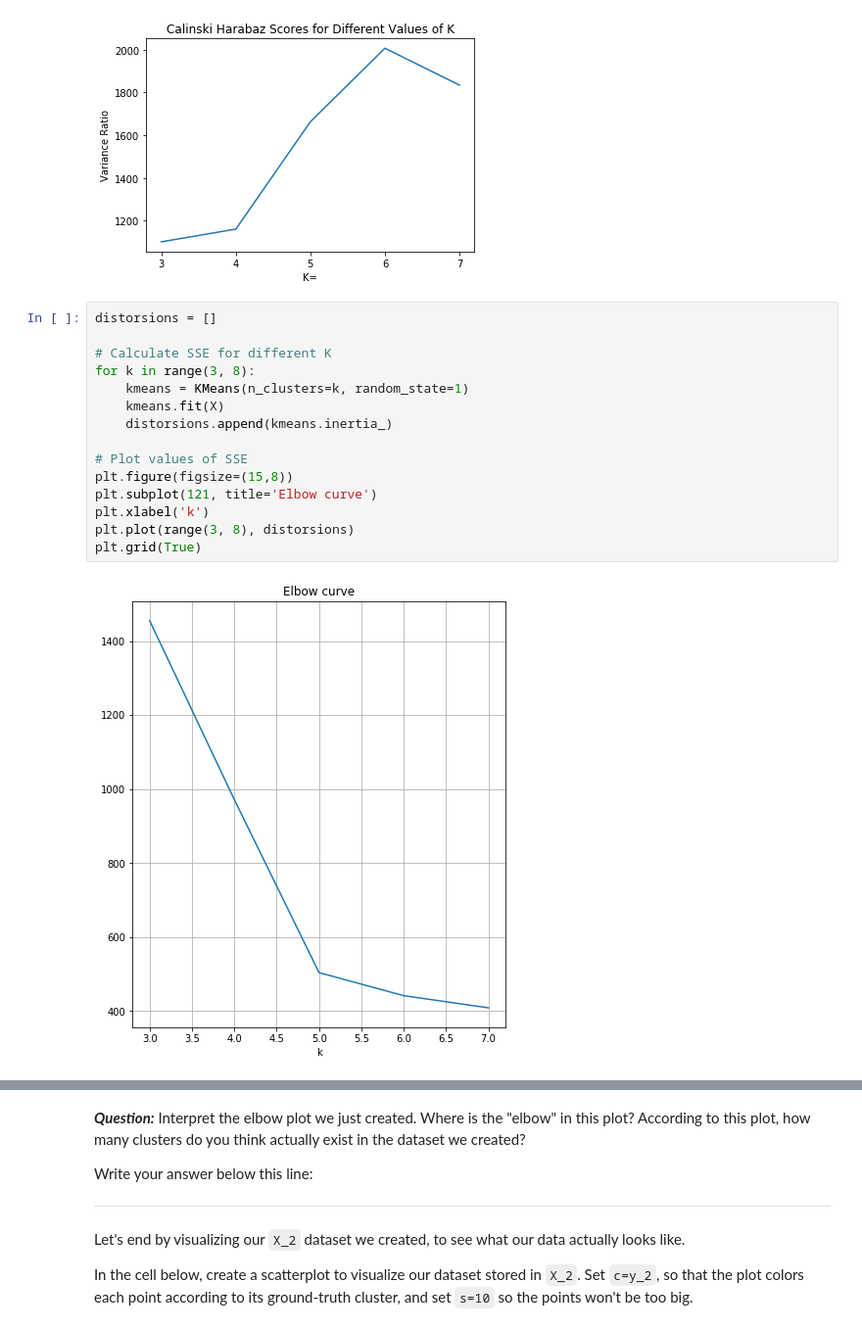
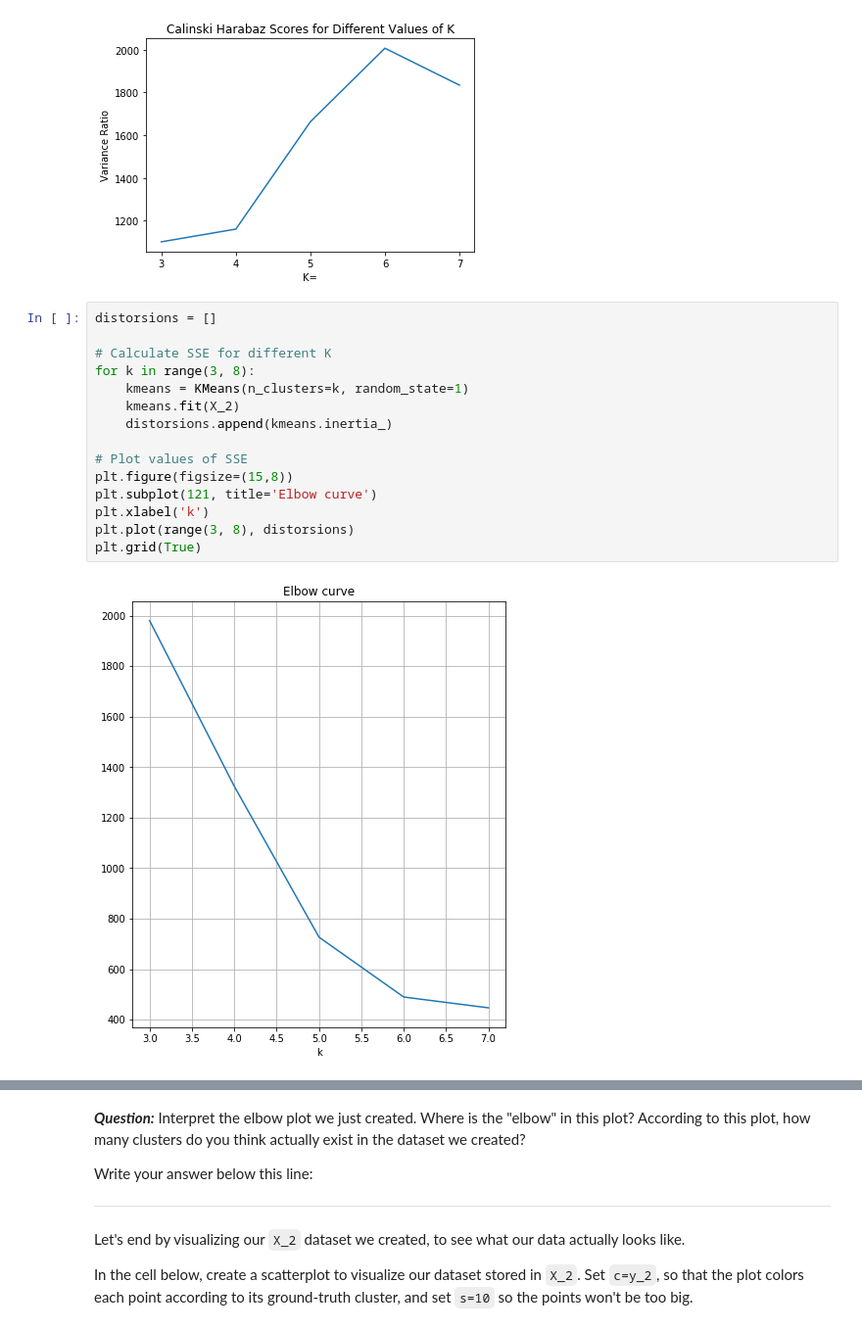
Before and after one commit to as6140/dsc-3-35-04-k-means-clustering-lab-seattle-ds-career-040119, a Jupyter notebook: index.ipynb, the cells around one changed output, grey strips where cells are left out. Shown at 98% size. Saved outputs shown, nothing was run; the diff lists cells and outputs as text.

```diff
--- a/index.ipynb
+++ b/index.ipynb
@@ -224,17 +224,17 @@ plt.show()
 # %%
 distorsions = []
 
 # Calculate SSE for different K
 for k in range(3, 8):
     kmeans = KMeans(n_clusters=k, random_state=1)
-    kmeans.fit(X)
+    kmeans.fit(X_2)
     distorsions.append(kmeans.inertia_)
 
 # Plot values of SSE
 plt.figure(figsize=(15,8))
 plt.subplot(121, title='Elbow curve')
 plt.xlabel('k')
 plt.plot(range(3, 8), distorsions)
 plt.grid(True)
 # %% [output]
-[figure, old version]
+[figure, new version]
```
Also changed, not shown: parts of 2 cells of this notebook.
